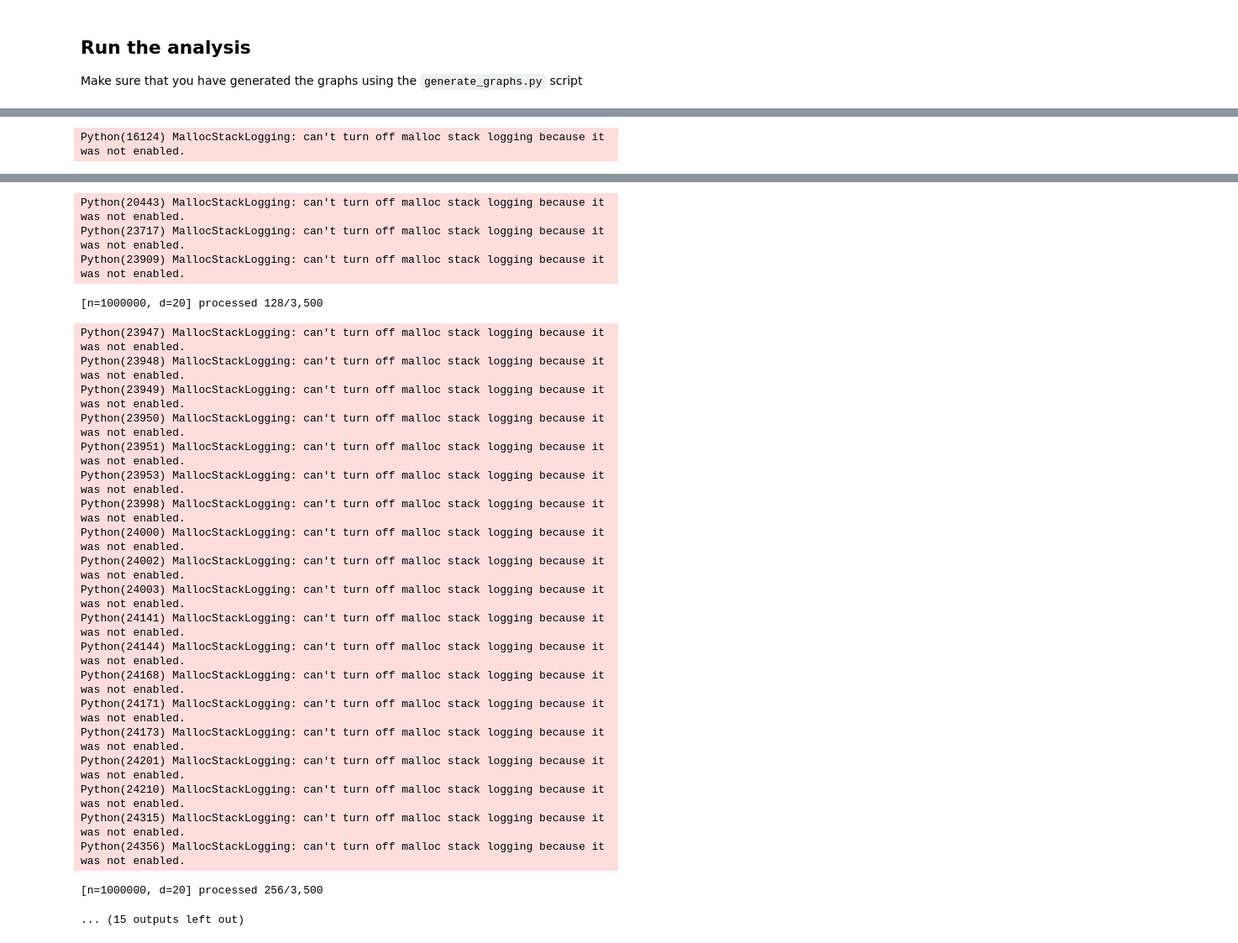
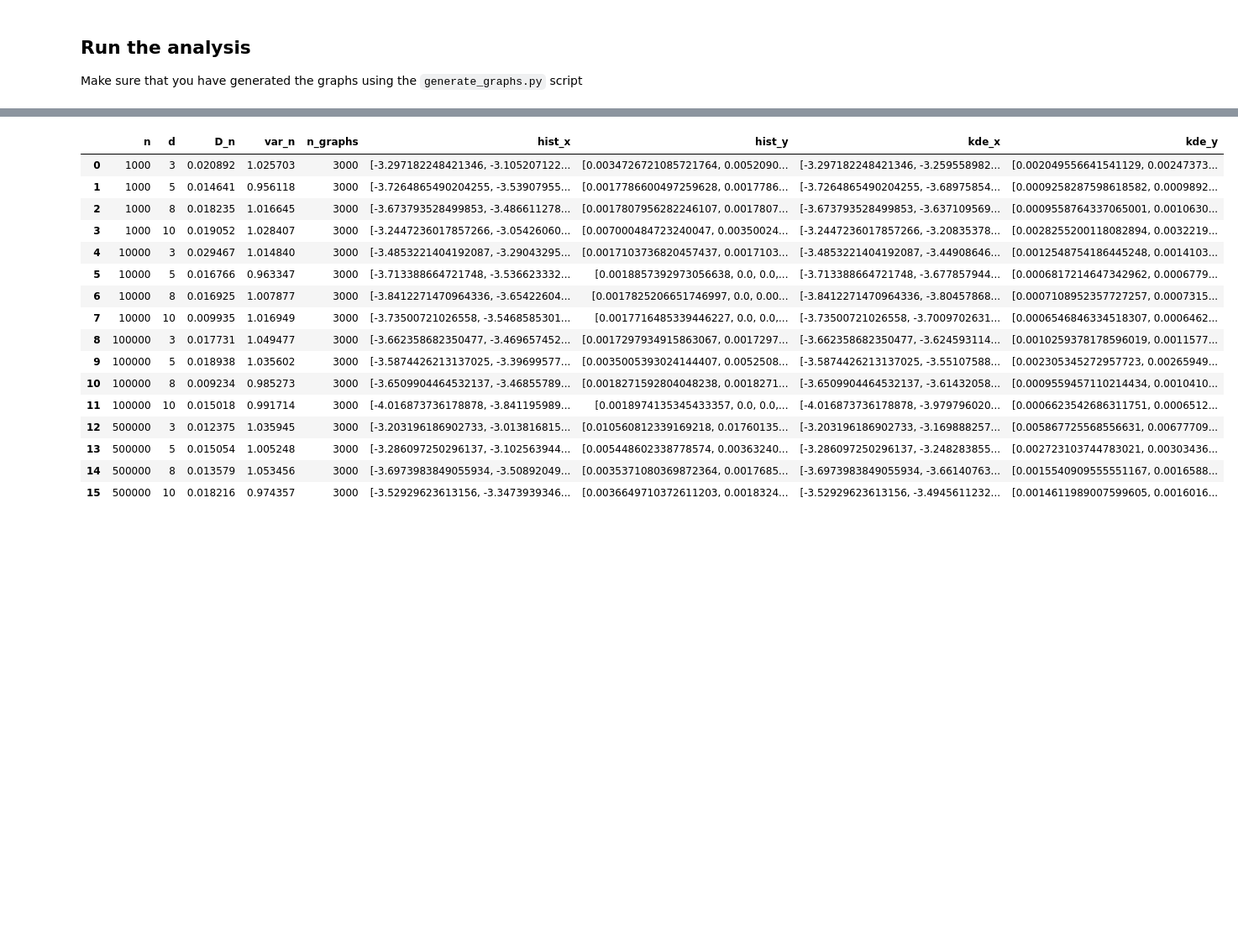
Before and after one commit to talkierbox/berry-esseen-universality-bounds, a Jupyter notebook: main.ipynb, the cells around one changed output, grey strips where cells are left out. Shown at 84% size. Cells and saved outputs as stored; diff of their text form; code cells hidden in the pictures; blank space fills up the shorter version.

```diff
--- a/main.ipynb
+++ b/main.ipynb
@@ -98,21 +99,36 @@ BATCH_SIZE         = 1024
 N_JOBS             = max(cpu_count() - 1, 1)
 
 def _x_stat_from_file(path: Path, q: np.ndarray) -> float:
-    """Load one .npz, build Graph, return X_N."""
-    edges = np.load(path)["edges"]
-    g = nx.Graph()
-    g.add_edges_from(map(tuple, edges))
+    try:
+        A: sp.csr_matrix = sp.load_npz(path)
+        n = A.shape[0]
+    except (ValueError, KeyError):
+        edges = np.load(path, mmap_mode="r")["edges"].astype(np.int32)
+        i, j = edges.T
+        n = i.max() + 1
+        data = np.ones(len(i), dtype=np.float32)
+        A = sp.coo_matrix(
+            (np.concatenate([data, data]),
+             (np.concatenate([i, j]), np.concatenate([j, i]))),
+            shape=(n, n),
+            dtype=np.float32,
+        ).tocsr()
 
-    n = g.number_of_nodes()
-    d = int(2 * g.number_of_edges() / n)
+    # *** make sure it's float before scaling ***
+    A = A.astype(np.float32, copy=False)
 
-    A = nx.to_scipy_sparse_array(g, dtype=float) / math.sqrt(d - 1)
-    vals, vecs = spla.eigsh(A, k=2, which="LM", tol=1e-2)
-    u2 = vecs[:, np.argmax(vals) ^ 1]
-    return math.sqrt(n) * float(q @ u2)
+    d = A.indptr[1] - A.indptr[0]          # regular degree
+    A.data *= 1.0 / np.sqrt(np.float32(d - 1))
+
+    # cast once more for eigsh (needs float64)
+    vals, vecs = spla.eigsh(A.astype(np.float64, copy=False),
+                            k=2, which="LA", tol=1e-2)
+    u2 = vecs[:, 0] if vals[0] < vals[1] else vecs[:, 1]
+    return np.sqrt(n) * float(q @ u2)
+
 
 graph_files = [
-    p for d in ("d3", "d5", "d10", "d20") for p in (DATA / d).glob("*.npz")
+    p for d in ("d3", "d5", "d8", "d10") for p in (DATA / d).glob("*.npz")
 ]
 
 pat_n = re.compile(r"_n(\d+)")
@@ -212 +224,0 @@ Python(9859) MallocStackLogging: can't turn off malloc stack logging because it
-Python(16124) MallocStackLogging: can't turn off malloc stack logging because it was not enabled.
@@ -219,28 +225,20 @@ Python(19698) MallocStackLogging: can't turn off malloc stack logging because it
-Python(20443) MallocStackLogging: can't turn off malloc stack logging because it was not enabled.
-Python(23717) MallocStackLogging: can't turn off malloc stack logging because it was not enabled.
-Python(23909) MallocStackLogging: can't turn off malloc stack logging because it was not enabled.
-[n=1000000, d=20] processed 128/3,500
-Python(23947) MallocStackLogging: can't turn off malloc stack logging because it was not enabled.
-Python(23948) MallocStackLogging: can't turn off malloc stack logging because it was not enabled.
-Python(23949) MallocStackLogging: can't turn off malloc stack logging because it was not enabled.
-Python(23950) MallocStackLogging: can't turn off malloc stack logging because it was not enabled.
-Python(23951) MallocStackLogging: can't turn off malloc stack logging because it was not enabled.
-Python(23953) MallocStackLogging: can't turn off malloc stack logging because it was not enabled.
-Python(23998) MallocStackLogging: can't turn off malloc stack logging because it was not enabled.
-Python(24000) MallocStackLogging: can't turn off malloc stack logging because it was not enabled.
-Python(24002) MallocStackLogging: can't turn off malloc stack logging because it was not enabled.
-Python(24003) MallocStackLogging: can't turn off malloc stack logging because it was not enabled.
-Python(24141) MallocStackLogging: can't turn off malloc stack logging because it was not enabled.
-Python(24144) MallocStackLogging: can't turn off malloc stack logging because it was not enabled.
-Python(24168) MallocStackLogging: can't turn off malloc stack logging because it was not enabled.
-Python(24171) MallocStackLogging: can't turn off malloc stack logging because it was not enabled.
-Python(24173) MallocStackLogging: can't turn off malloc stack logging because it was not enabled.
-Python(24201) MallocStackLogging: can't turn off malloc stack logging because it was not enabled.
-Python(24210) MallocStackLogging: can't turn off malloc stack logging because it was not enabled.
-Python(24315) MallocStackLogging: can't turn off malloc stack logging because it was not enabled.
-Python(24356) MallocStackLogging: can't turn off malloc stack logging because it was not enabled.
-[n=1000000, d=20] processed 256/3,500
-... (15 outputs left out)
+|  | n | d | D_n | var_n | n_graphs | hist_x | hist_y | kde_x | kde_y |
+| 0 | 1000 | 3 | 0.020892 | 1.025703 | 3000 | [-3.297182248421346, -3.105207122... | [0.0034726721085721764, 0.0052090... | [-3.297182248421346, -3.259558982... | [0.002049556641541129, 0.00247373... |
+| 1 | 1000 | 5 | 0.014641 | 0.956118 | 3000 | [-3.7264865490204255, -3.53907955... | [0.0017786600497259628, 0.0017786... | [-3.7264865490204255, -3.68975854... | [0.0009258287598618582, 0.0009892... |
+| 2 | 1000 | 8 | 0.018235 | 1.016645 | 3000 | [-3.673793528499853, -3.486611278... | [0.0017807956282246107, 0.0017807... | [-3.673793528499853, -3.637109569... | [0.0009558764337065001, 0.0010630... |
+| 3 | 1000 | 10 | 0.019052 | 1.028407 | 3000 | [-3.2447236017857266, -3.05426060... | [0.007000484723240047, 0.00350024... | [-3.2447236017857266, -3.20835378... | [0.0028255200118082894, 0.0032219... |
+| 4 | 10000 | 3 | 0.029467 | 1.014840 | 3000 | [-3.4853221404192087, -3.29043295... | [0.0017103736820457437, 0.0017103... | [-3.4853221404192087, -3.44908646... | [0.0012548754186445248, 0.0014103... |
+| 5 | 10000 | 5 | 0.016766 | 0.963347 | 3000 | [-3.713388664721748, -3.536623332... | [0.0018857392973056638, 0.0, 0.0,... | [-3.713388664721748, -3.677857944... | [0.0006817214647342962, 0.0006779... |
+| 6 | 10000 | 8 | 0.016925 | 1.007877 | 3000 | [-3.8412271470964336, -3.65422604... | [0.0017825206651746997, 0.0, 0.00... | [-3.8412271470964336, -3.80457868... | [0.0007108952357727257, 0.0007315... |
+| 7 | 10000 | 10 | 0.009935 | 1.016949 | 3000 | [-3.73500721026558, -3.5468585301... | [0.0017716485339446227, 0.0, 0.0,... | [-3.73500721026558, -3.7009702631... | [0.0006546846334518307, 0.0006462... |
+| 8 | 100000 | 3 | 0.017731 | 1.049477 | 3000 | [-3.662358682350477, -3.469657452... | [0.0017297934915863067, 0.0017297... | [-3.662358682350477, -3.624593114... | [0.0010259378178596019, 0.0011577... |
+| 9 | 100000 | 5 | 0.018938 | 1.035602 | 3000 | [-3.5874426213137025, -3.39699577... | [0.0035005393024144407, 0.0052508... | [-3.5874426213137025, -3.55107588... | [0.002305345272957723, 0.00265949... |
+| 10 | 100000 | 8 | 0.009234 | 0.985273 | 3000 | [-3.6509904464532137, -3.46855789... | [0.0018271592804048238, 0.0018271... | [-3.6509904464532137, -3.61432058... | [0.0009559457110214434, 0.0010410... |
+| 11 | 100000 | 10 | 0.015018 | 0.991714 | 3000 | [-4.016873736178878, -3.841195989... | [0.0018974135345433357, 0.0, 0.0,... | [-4.016873736178878, -3.979796020... | [0.0006623542686311751, 0.0006512... |
+| 12 | 500000 | 3 | 0.012375 | 1.035945 | 3000 | [-3.203196186902733, -3.013816815... | [0.010560812339169218, 0.01760135... | [-3.203196186902733, -3.169888257... | [0.005867725568556631, 0.00677709... |
+| 13 | 500000 | 5 | 0.015054 | 1.005248 | 3000 | [-3.286097250296137, -3.102563944... | [0.005448602338778574, 0.00363240... | [-3.286097250296137, -3.248283855... | [0.002723103744783021, 0.00303436... |
+| 14 | 500000 | 8 | 0.013579 | 1.053456 | 3000 | [-3.6973983849055934, -3.50892049... | [0.0035371080369872364, 0.0017685... | [-3.6973983849055934, -3.66140763... | [0.0015540909555551167, 0.0016588... |
+| 15 | 500000 | 10 | 0.018216 | 0.974357 | 3000 | [-3.52929623613156, -3.3473939346... | [0.0036649710372611203, 0.0018324... | [-3.52929623613156, -3.4945611232... | [0.0014611989007599605, 0.0016016... |
 # %%
 limited_df = full_df[ full_df["d"] < full_df["n"] ** 0.25 ] # Ensure d(N) < N^0.25
 res_df = limited_df.copy()
```
Also changed, not shown: parts of 7 cells of this notebook, 1 other file.
